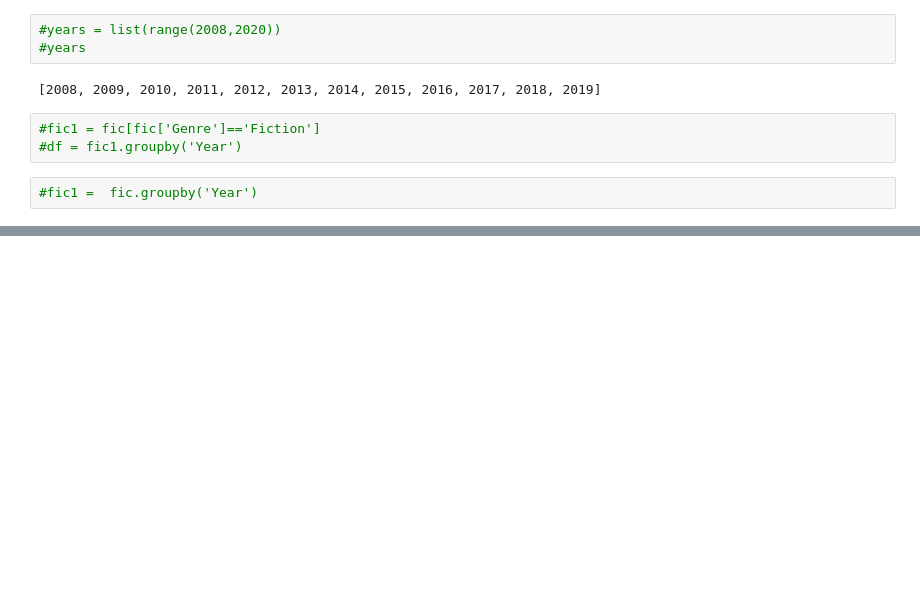
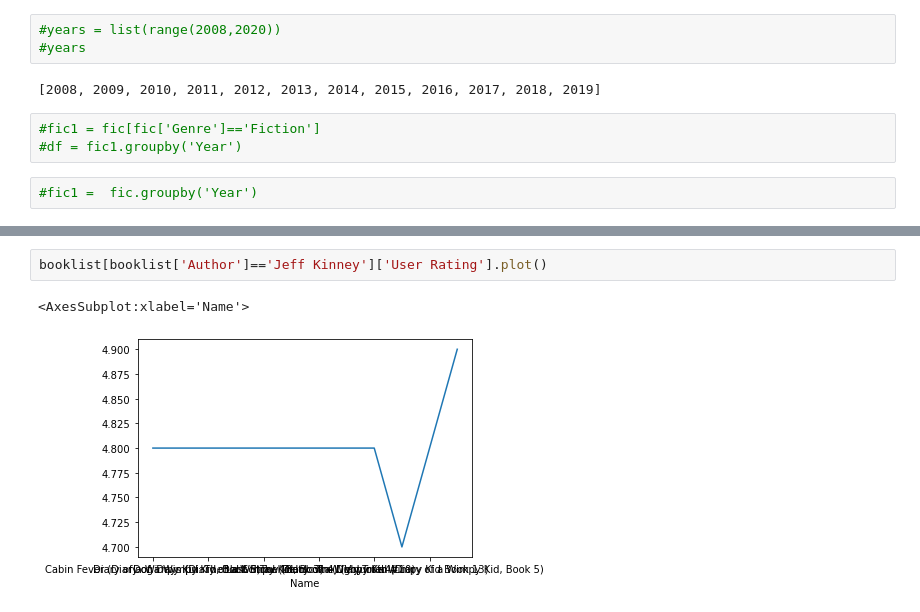
Before and after one commit to kav09/Analysis_of_Best_Selling_Books, a Jupyter notebook: notebook.ipynb, the cells around one changed output, grey strips where cells are left out. Drawn from its saved outputs; the diff is of its cells as text; blank space fills up the shorter version.

```diff
--- a/notebook.ipynb
+++ b/notebook.ipynb
@@ -378,0 +385,5 @@ booklist.groupby('Author').count().sort_values('Total', ascending=False).head(10
+# %%
+booklist[booklist['Author']=='Jeff Kinney']['User Rating'].plot()
+# %% [output]
+<AxesSubplot:xlabel='Name'>
+[figure, added]
```
Also changed, not shown: parts of 28 cells of this notebook, 4 other files.
